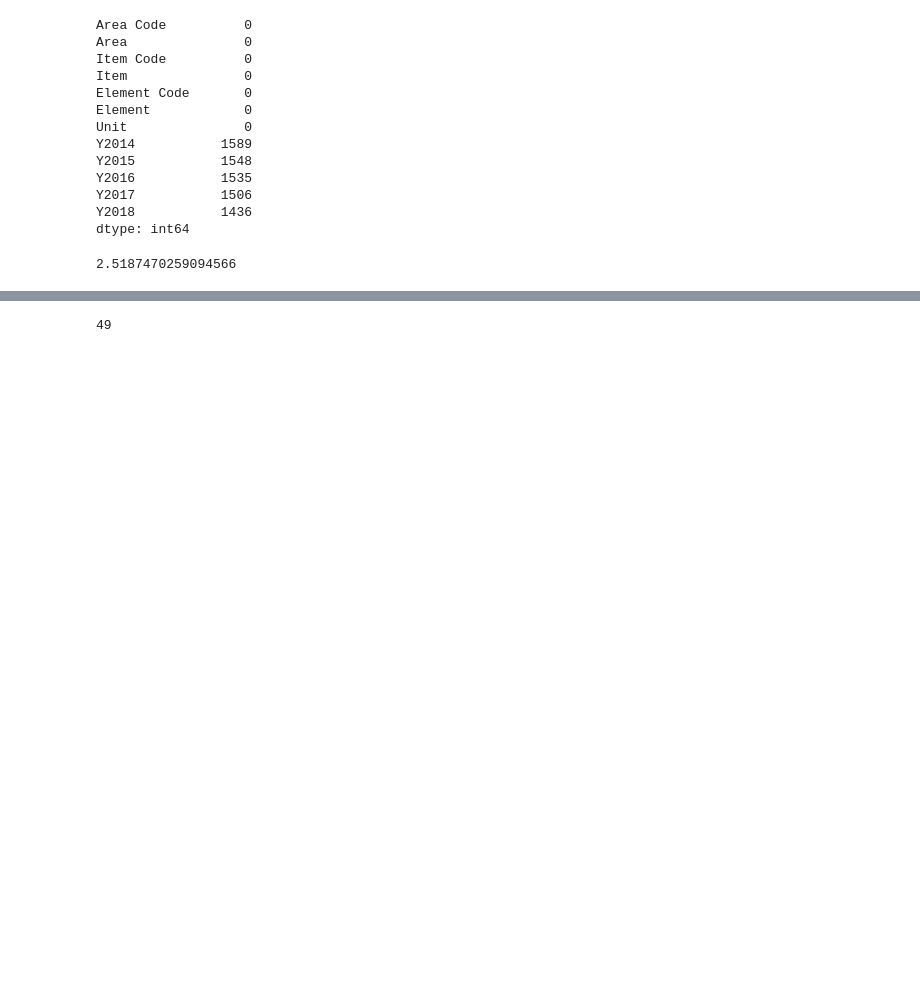
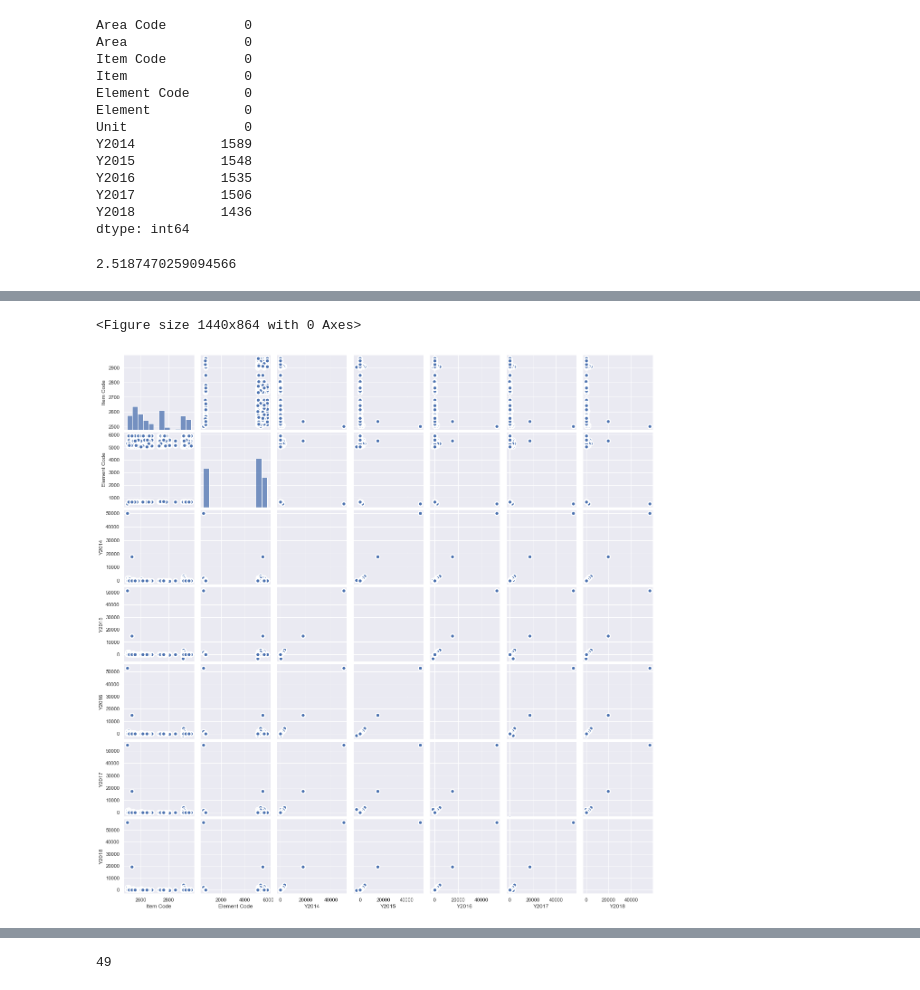
Before and after one commit to Godson199/Hamoye-internship, a Jupyter notebook: Hamoye_Internship_Stage_A_Graded_Quiz.ipynb, the cells around one changed output, grey strips where cells are left out. Cells and saved outputs as stored; diff of their text form; code cells hidden in the pictures; blank space fills up the shorter version.

```diff
--- a/Hamoye_Internship_Stage_A_Graded_Quiz.ipynb
+++ b/Hamoye_Internship_Stage_A_Graded_Quiz.ipynb
@@ -90 +99,10 @@ dtype: int64
+# %%
+# Type of correlations
+plt.figure(figsize = (20, 12))
+num_cols = ["Item Code", "Element Code", "Element", "Unit", "Y2014", "Y2015", "Y2016", "Y2017", "Y2018"]
+sns.pairplot(food_df[num_cols].sample(1000), kind="scatter", plot_kws=dict(s=80, edgecolor="white", linewidth=2.5))
+plt.show()
+# %% [output]
+<Figure size 1440x864 with 0 Axes>
+[figure, added]
 # %%
```
Also changed, not shown: parts of 13 cells of this notebook, 1 other file.
